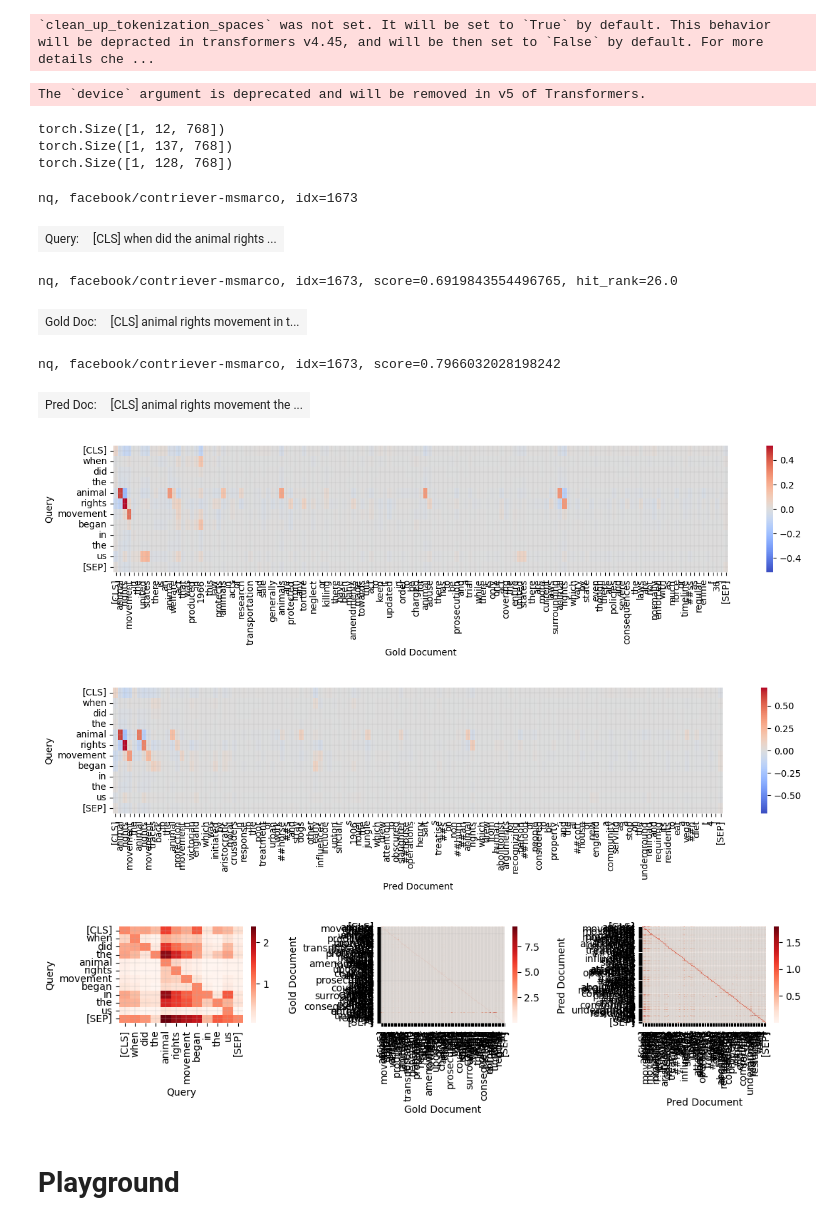
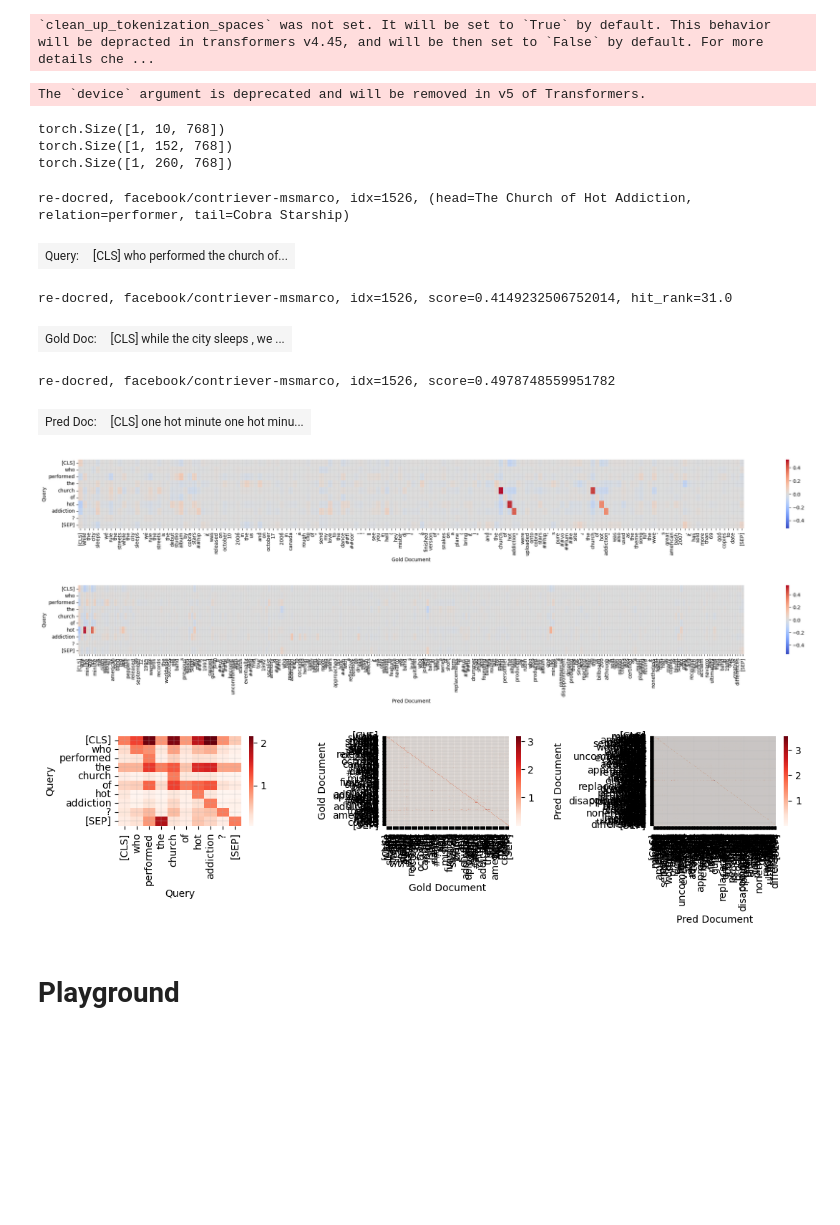
Before and after one commit to mohsenfayyaz/ColDeR, a Jupyter notebook: src/notebooks/BEIR_DecompX.ipynb, the cells around one changed output. Cells and saved outputs as stored; diff of their text form; code cells hidden in the pictures; blank space fills up the shorter version.

```diff
--- a/src/notebooks/BEIR_DecompX.ipynb
+++ b/src/notebooks/BEIR_DecompX.ipynb
@@ -49,8 +49,17 @@ from DecompX.src.decompx_utils import DecompXConfig
 from DecompX.src.modeling_bert import BertForSequenceClassification, BertModel
 from DecompX.src.modeling_roberta import RobertaForSequenceClassification, RobertaModel
 
+pd.set_option('display.max_columns', None)
 
-df_raw = pd.read_pickle("hf://datasets/Retriever-Contextualization/datasets/nq/facebook--contriever-msmarco_corpus2681468.pkl")
+### NQ
+# df_raw = pd.read_pickle("hf://datasets/Retriever-Contextualization/datasets/nq/facebook--contriever-msmarco_corpus2681468.pkl")
+
+### RE_DOCRED
+df_raw = pd.read_pickle("hf://datasets/Retriever-Contextualization/datasets/re-docred/facebook--contriever-msmarco_corpus105925.pkl")
+attrs = df_raw.attrs.copy()
+df_raw = df_raw.merge(pd.read_pickle("hf://datasets/Retriever-Contextualization/datasets/Re-DocRED/queries_test_validation.pkl"), left_on="query_id", right_on="id")
+df_raw.attrs = attrs
+
 df_raw
 # %% [output]
 |  | query_id | query | gold_docs | gold_docs_text | scores_stats | scores_gold | scores_1000 | ... |
@@ -270,10 +284,14 @@ def plot_demo(idx):
     query = run_decompx(df.loc[idx]["query"])
     gold_doc = run_decompx(df.loc[idx]["gold_doc"])
     pred_doc = run_decompx(df.loc[idx]["pred_doc"])
+    head_entity = df.loc[idx]['head_entity_longest_name'] if 'head_entity_longest_name' in df.columns else '?'
+    tail_entity = df.loc[idx]['tail_entity_longest_name'] if 'tail_entity_longest_name' in df.columns else '?'
+    relation = df.loc[idx]['relation_name'] if 'relation_name' in df.columns else '?'
+    split = df.loc[idx]['split'] if 'split' in df.columns else '?'
 
     ### PLOT MEAN DOT IMPORTANCE
     htmls = [print_importance(query["tokens_dot_scores"], query["tokens"])]
-    final_html = html_wrapper(htmls, "Query", f"{DATASET}, {MODEL}, idx={idx}")
+    final_html = html_wrapper(htmls, "Query", f"{DATASET}, {MODEL}, idx={idx}, (head={head_entity}, relation={relation}, tail={tail_entity})")
     display(HTML(final_html))
     htmls = [print_importance(gold_doc["tokens_dot_scores"], gold_doc["tokens"])]
     final_html = html_wrapper(htmls, "Gold Doc", f"{DATASET}, {MODEL}, idx={idx}, score={df.loc[idx]['gold_doc_score']}, hit_rank={df.loc[idx]['hit_rank']}")
@@ -289,49 +307,49 @@ def plot_demo(idx):
     def plot_qd_heatmap(query_tokens, query_decomposed, doc_tokens, doc_decomposed, xlabel="Doc", ylabel="Query"):
         with torch.no_grad():
             qd_scores = torch.einsum("id,jd->ij", query_decomposed, doc_decomposed).cpu().numpy()
-        plt.figure(figsize=(15, 2.5))  # 30 for debug
+        plt.figure(figsize=(30, 2.5))  # 30 for debug 15 for aesthetics
         heatmap(qd_scores, cmap=plt.get_cmap('coolwarm'), vmin=-np.max(np.abs(qd_scores)), vmax=np.max(np.abs(qd_scores)))
         plt.xticks(np.arange(len(doc_tokens))+0.5, doc_tokens, rotation='vertical')
         plt.yticks(np.arange(len(query_tokens))+0.5, query_tokens, rotation='horizontal')
         plt.grid("on", linewidth=0.2); plt.xlabel(xlabel); plt.ylabel(ylabel)
         plt.show()
 
     plot_qd_heatmap(query["tokens"], query["decompx_last_layer_mean"], gold_doc["tokens"], gold_doc["decompx_last_layer_mean"], "Gold Document")
     plot_qd_heatmap(query["tokens"], query["decompx_last_layer_mean"], pred_doc["tokens"], pred_doc["decompx_last_layer_mean"], "Pred Document")
 
 
     ### PLOT SELF DECOMPX BLOCKS
     from seaborn import heatmap
     import matplotlib.pyplot as plt
 
     def plot_decompx_heatmap(tokens, decompx_last_layer_outputs, label="?"):
         norm_heatmap = decompx_last_layer_outputs.aggregated[0][0].norm(dim=-1).cpu().numpy()
         heatmap(norm_heatmap / np.diag(norm_heatmap).reshape((-1, 1)), cmap=plt.get_cmap('Reds'))
         plt.xticks(np.arange(len(tokens))+0.5, tokens, rotation='vertical')
         plt.yticks(np.arange(len(tokens))+0.5, tokens, rotation='horizontal')
         plt.grid("on", linewidth=0.2); plt.xlabel(label); plt.ylabel(label)
 
     plt.figure(figsize=(11, 3))
     plt.subplot(1, 3, 1); plot_decompx_heatmap(query["tokens"], query["decompx_last_layer_outputs"], "Query")
     plt.subplot(1, 3, 2); plot_decompx_heatmap(gold_doc["tokens"], gold_doc["decompx_last_layer_outputs"], "Gold Document")
     plt.subplot(1, 3, 3); plot_decompx_heatmap(pred_doc["tokens"], pred_doc["decompx_last_layer_outputs"], "Pred Document")
     plt.tight_layout()
 
-plot_demo(idx=1673)  # 329
+plot_demo(idx=1526)  # 329
 # %% [output]
 The `device` argument is deprecated and will be removed in v5 of Transformers.
-torch.Size([1, 12, 768])
-torch.Size([1, 137, 768])
-torch.Size([1, 128, 768])
+torch.Size([1, 10, 768])
+torch.Size([1, 152, 768])
+torch.Size([1, 260, 768])
-nq, facebook/contriever-msmarco, idx=1673
+re-docred, facebook/contriever-msmarco, idx=1526, (head=The Church of Hot Addiction, relation=performer, tail=Cobra Starship)
-| Query: | [CLS] when did the animal rights ... |
+| Query: | [CLS] who performed the church of... |
-nq, facebook/contriever-msmarco, idx=1673, score=0.6919843554496765, hit_rank=26.0
+re-docred, facebook/contriever-msmarco, idx=1526, score=0.4149232506752014, hit_rank=31.0
-| Gold Doc: | [CLS] animal rights movement in t... |
+| Gold Doc: | [CLS] while the city sleeps , we ... |
-nq, facebook/contriever-msmarco, idx=1673, score=0.7966032028198242
+re-docred, facebook/contriever-msmarco, idx=1526, score=0.4978748559951782
-| Pred Doc: | [CLS] animal rights movement the ... |
+| Pred Doc: | [CLS] one hot minute one hot minu... |
-[figure, old version]
+[figure, new version]
-[figure, old version]
+[figure, new version]
-[figure, old version]
+[figure, new version]
 # %% [markdown]
 # Playground
 # %%
```
Also changed, not shown: parts of 7 cells of this notebook, 2 other files.
